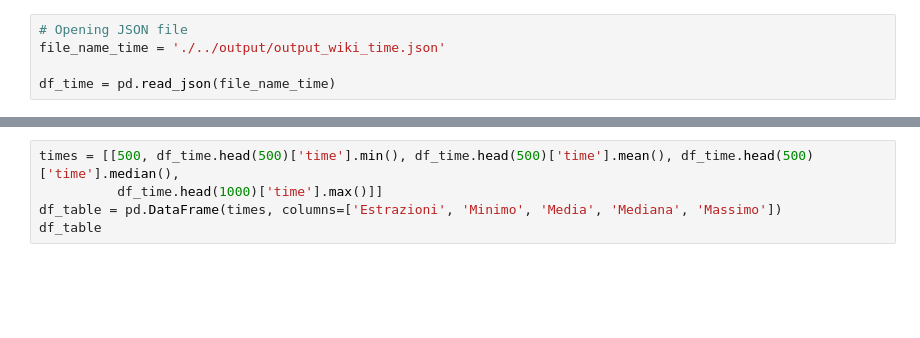
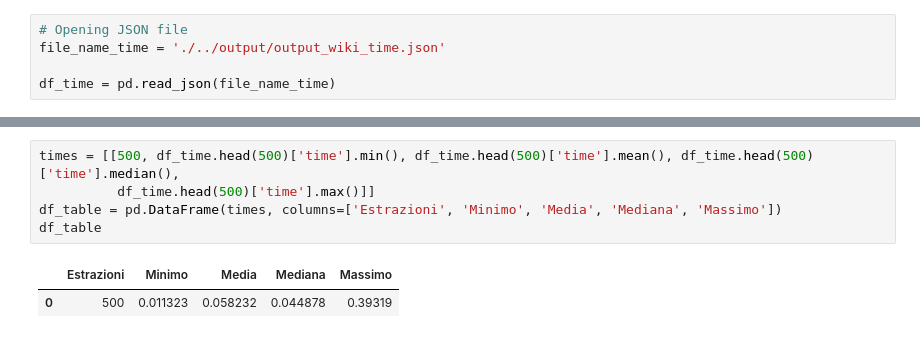
Before and after one commit to dedo99/Homework5, a Jupyter notebook: stats/wiki_stats.ipynb, the cells around one changed output, grey strips where cells are left out. Drawn from its saved outputs; the diff is of its cells as text; blank space fills up the shorter version.

```diff
--- a/stats/wiki_stats.ipynb
+++ b/stats/wiki_stats.ipynb
@@ -437,8 +1015,11 @@ ax1.plot(df_time.head(500).index, df_time.head(500)['time'], color='blue')
 # %%
 times = [[500, df_time.head(500)['time'].min(), df_time.head(500)['time'].mean(), df_time.head(500)['time'].median(),
-          df_time.head(1000)['time'].max()]]
+          df_time.head(500)['time'].max()]]
 df_table = pd.DataFrame(times, columns=['Estrazioni', 'Minimo', 'Media', 'Mediana', 'Massimo'])
 df_table
+# %% [output]
+|  | Estrazioni | Minimo | Media | Mediana | Massimo |
+| 0 | 500 | 0.011323 | 0.058232 | 0.044878 | 0.39319 |
 # %%
 fig=plt.figure(figsize=(10,6))
 ax1 = fig.add_axes([0, 0, 1, 1])
```
Also changed, not shown: parts of 36 cells of this notebook, 2 other files.
